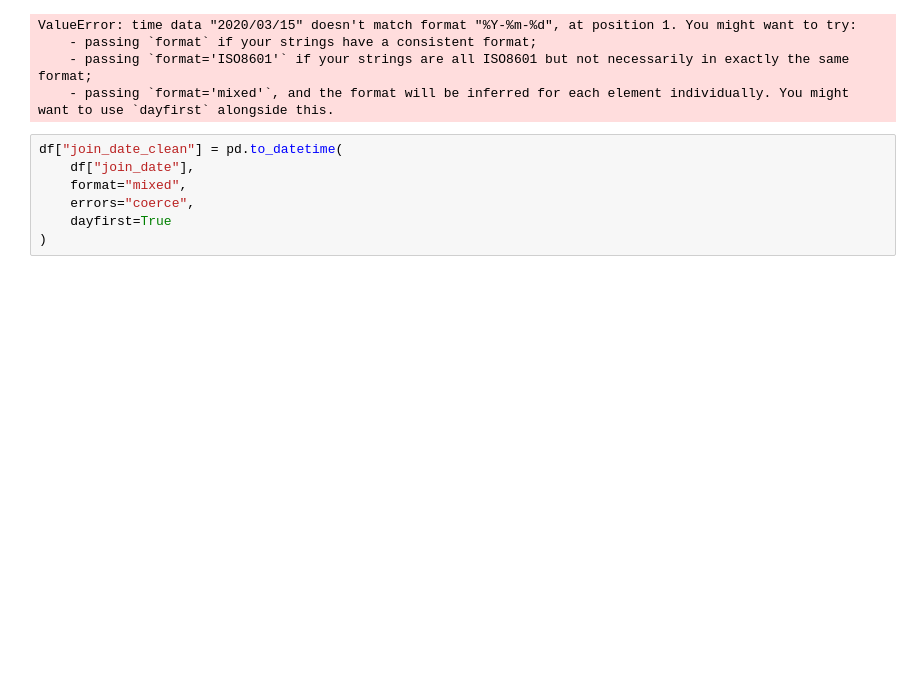
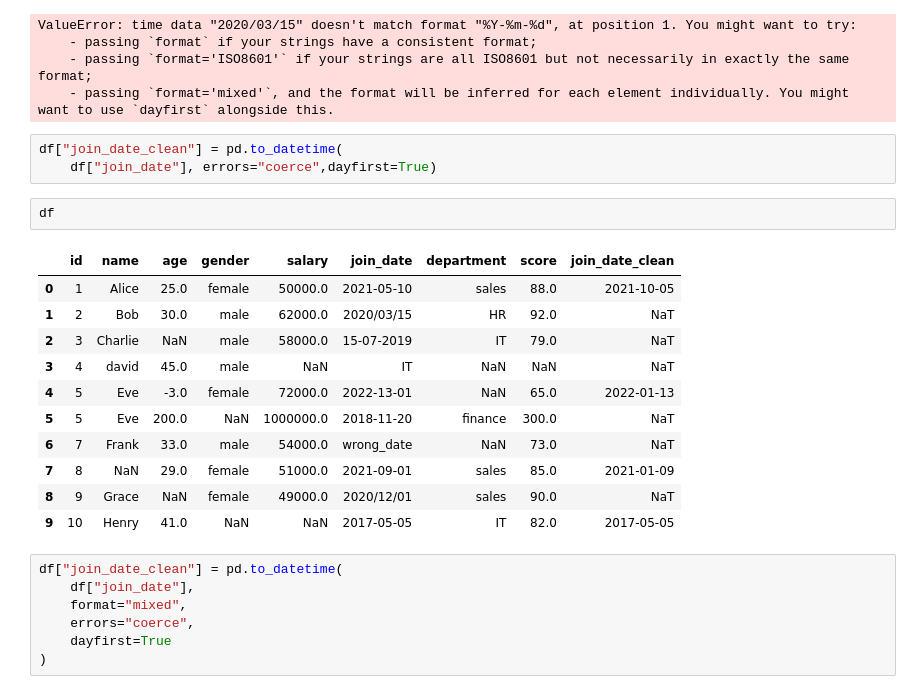
Before and after one commit to renujindal89/panda_module, a Jupyter notebook: advance_pandas (1) (1).ipynb, the cells around one changed output. Drawn from its saved outputs; the diff is of its cells as text; blank space fills up the shorter version.

```diff
--- a/advance_pandas (1) (1).ipynb
+++ b/advance_pandas (1) (1).ipynb
@@ -110,6 +123,23 @@ ValueError: time data "2020/03/15" doesn't match format "%Y-%m-%d", at position
     - passing `format` if your strings have a consistent format;
     - passing `format='ISO8601'` if your strings are all ISO8601 but not necessarily in exactly the same format;
     - passing `format='mixed'`, and the format will be inferred for each element individually. You might want to use `dayfirst` alongside this.
+# %%
+df["join_date_clean"] = pd.to_datetime(
+    df["join_date"], errors="coerce",dayfirst=True)
+# %%
+df
+# %% [output]
+|  | id | name | age | gender | salary | join_date | department | score | join_date_clean |
+| 0 | 1 | Alice | 25.0 | female | 50000.0 | 2021-05-10 | sales | 88.0 | 2021-10-05 |
+| 1 | 2 | Bob | 30.0 | male | 62000.0 | 2020/03/15 | HR | 92.0 | NaT |
+| 2 | 3 | Charlie | NaN | male | 58000.0 | 15-07-2019 | IT | 79.0 | NaT |
+| 3 | 4 | david | 45.0 | male | NaN | IT | NaN | NaN | NaT |
+| 4 | 5 | Eve | -3.0 | female | 72000.0 | 2022-13-01 | NaN | 65.0 | 2022-01-13 |
+| 5 | 5 | Eve | 200.0 | NaN | 1000000.0 | 2018-11-20 | finance | 300.0 | NaT |
+| 6 | 7 | Frank | 33.0 | male | 54000.0 | wrong_date | NaN | 73.0 | NaT |
+| 7 | 8 | NaN | 29.0 | female | 51000.0 | 2021-09-01 | sales | 85.0 | 2021-01-09 |
+| 8 | 9 | Grace | NaN | female | 49000.0 | 2020/12/01 | sales | 90.0 | NaT |
+| 9 | 10 | Henry | 41.0 | NaN | NaN | 2017-05-05 | IT | 82.0 | 2017-05-05 |
 # %%
 df["join_date_clean"] = pd.to_datetime(
     df["join_date"],
```
Also changed, not shown: parts of 56 cells of this notebook.
